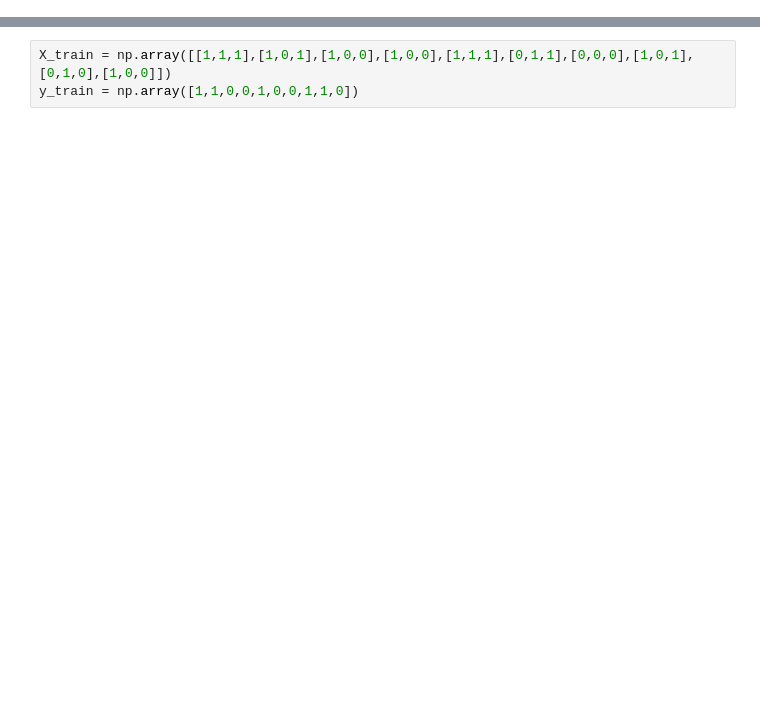
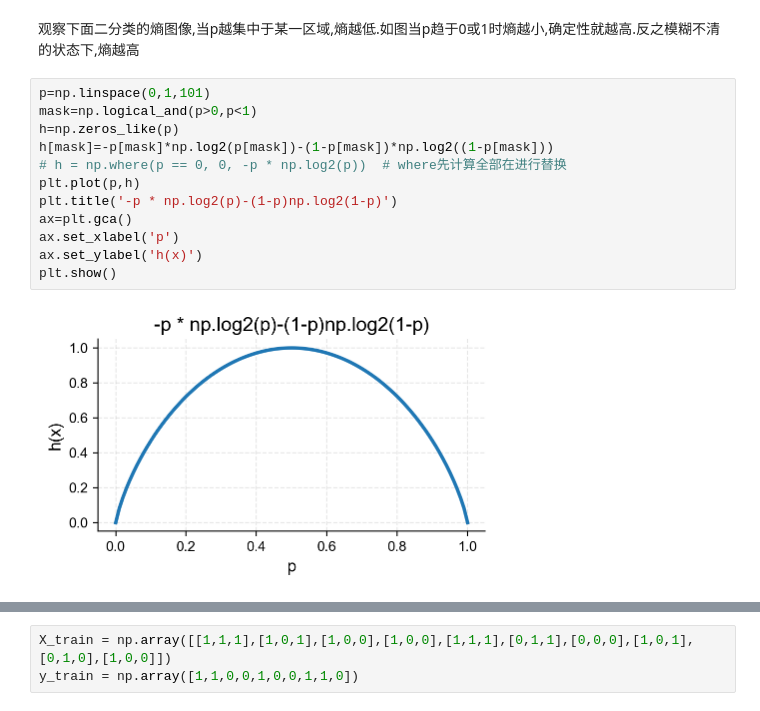
Before and after one commit to Harden-code/my, a Jupyter notebook: ML/decision_tree.ipynb, the cells around one changed output, grey strips where cells are left out. Drawn from its saved outputs; the diff is of its cells as text; blank space fills up the shorter version.

```diff
--- a/ML/decision_tree.ipynb
+++ b/ML/decision_tree.ipynb
@@ -4,0 +105,16 @@ from sklearn.tree import DecisionTreeClassifier, plot_tree
+# %% [markdown]
+观察下面二分类的熵图像,当p越集中于某一区域,熵越低.如图当p趋于0或1时熵越小,确定性就越高.反之模糊不清的状态下,熵越高
+# %%
+p=np.linspace(0,1,101)
+mask=np.logical_and(p>0,p<1)
+h=np.zeros_like(p)
+h[mask]=-p[mask]*np.log2(p[mask])-(1-p[mask])*np.log2((1-p[mask]))
+# h = np.where(p == 0, 0, -p * np.log2(p))  # where先计算全部在进行替换
+plt.plot(p,h)
+plt.title('-p * np.log2(p)-(1-p)np.log2(1-p)')
+ax=plt.gca()
+ax.set_xlabel('p')
+ax.set_ylabel('h(x)')
+plt.show()
+# %% [output]
+[figure, added]
```
Also changed, not shown: parts of 19 cells of this notebook, 13 other files.
